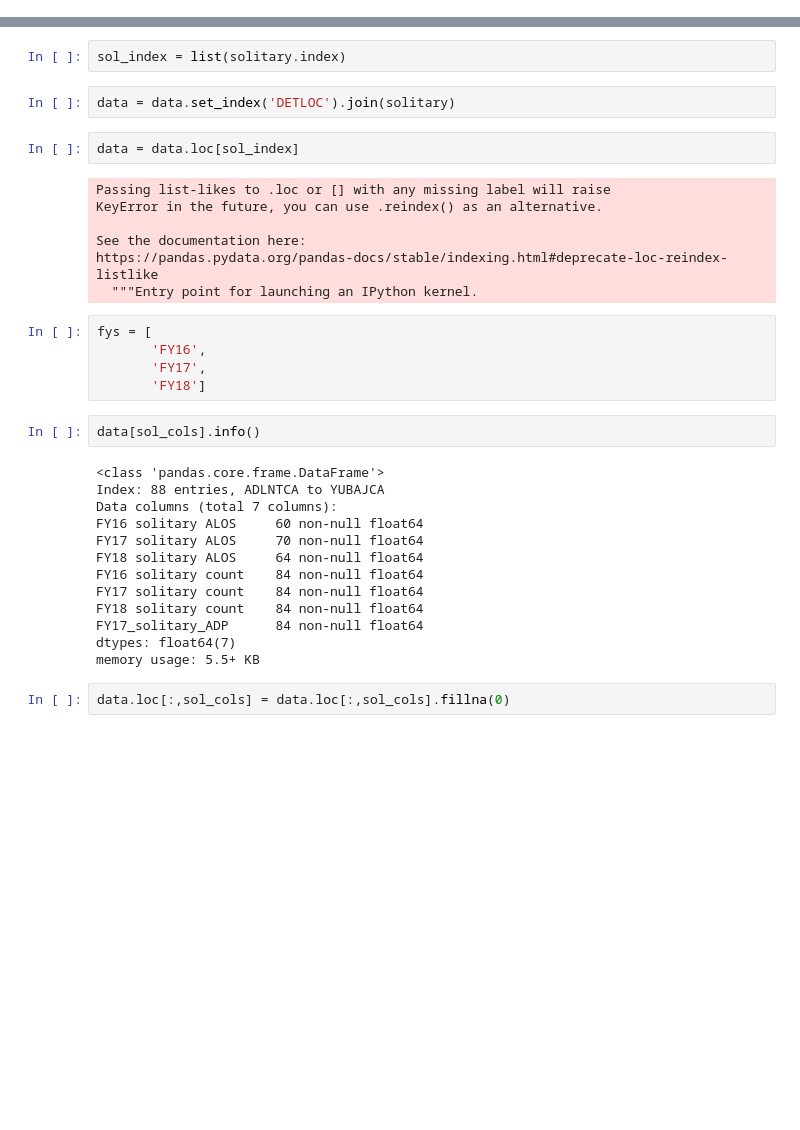
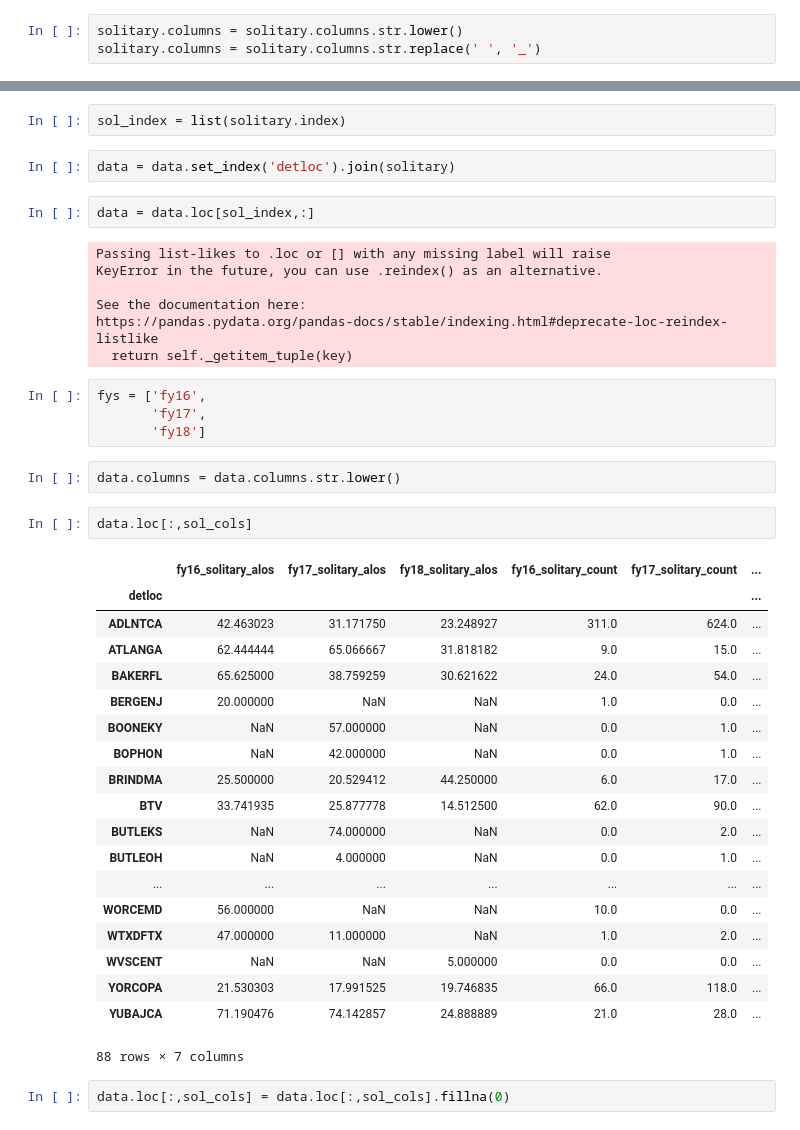
Before and after one commit to UWCHR/ice-facilities, a Jupyter notebook: analyze/note/facil_alos_hist.ipynb, the cells around one changed output, grey strips where cells are left out. Saved outputs shown, nothing was run; the diff lists cells and outputs as text; blank space fills up the shorter version.

```diff
--- a/analyze/note/facil_alos_hist.ipynb
+++ b/analyze/note/facil_alos_hist.ipynb
@@ -209,3 +169,6 @@ solitary.index.name = 'DETLOC'
+# %%
+solitary.columns = solitary.columns.str.lower()
+solitary.columns = solitary.columns.str.replace(' ', '_')
 # %%
 sol_cols = list(solitary.columns)
 # %%
@@ -213,36 +176,44 @@ solitary = solitary.dropna(how='all', axis=0)
 # %%
 sol_index = list(solitary.index)
 # %%
-data = data.set_index('DETLOC').join(solitary)
+data = data.set_index('detloc').join(solitary)
 # %%
-data = data.loc[sol_index]
+data = data.loc[sol_index,:]
 # %% [output]
 Passing list-likes to .loc or [] with any missing label will raise
 KeyError in the future, you can use .reindex() as an alternative.
 
 See the documentation here:
 https://pandas.pydata.org/pandas-docs/stable/indexing.html#deprecate-loc-reindex-listlike
-  """Entry point for launching an IPython kernel.
+  return self._getitem_tuple(key)
-# %%
-fys = [
-       'FY16',
-       'FY17',
-       'FY18']
+# %%
+fys = ['fy16',
+       'fy17',
+       'fy18']
+# %%
+data.columns = data.columns.str.lower()
 # %%
-data[sol_cols].info()
+data.loc[:,sol_cols]
 # %% [output]
+|  | fy16_solitary_alos | fy17_solitary_alos | fy18_solitary_alos | fy16_solitary_count | fy17_solitary_count | ... |
+| detloc |  |  |  |  |  | ... |
+| ADLNTCA | 42.463023 | 31.171750 | 23.248927 | 311.0 | 624.0 | ... |
+| ATLANGA | 62.444444 | 65.066667 | 31.818182 | 9.0 | 15.0 | ... |
+| BAKERFL | 65.625000 | 38.759259 | 30.621622 | 24.0 | 54.0 | ... |
+| BERGENJ | 20.000000 | NaN | NaN | 1.0 | 0.0 | ... |
+| BOONEKY | NaN | 57.000000 | NaN | 0.0 | 1.0 | ... |
+| BOPHON | NaN | 42.000000 | NaN | 0.0 | 1.0 | ... |
+| BRINDMA | 25.500000 | 20.529412 | 44.250000 | 6.0 | 17.0 | ... |
+| BTV | 33.741935 | 25.877778 | 14.512500 | 62.0 | 90.0 | ... |
+| BUTLEKS | NaN | 74.000000 | NaN | 0.0 | 2.0 | ... |
+| BUTLEOH | NaN | 4.000000 | NaN | 0.0 | 1.0 | ... |
+| ... | ... | ... | ... | ... | ... | ... |
+| WORCEMD | 56.000000 | NaN | NaN | 10.0 | 0.0 | ... |
+| WTXDFTX | 47.000000 | 11.000000 | NaN | 1.0 | 2.0 | ... |
+| WVSCENT | NaN | NaN | 5.000000 | 0.0 | 0.0 | ... |
+| YORCOPA | 21.530303 | 17.991525 | 19.746835 | 66.0 | 118.0 | ... |
+| YUBAJCA | 71.190476 | 74.142857 | 24.888889 | 21.0 | 28.0 | ... |
-<class 'pandas.core.frame.DataFrame'>
-Index: 88 entries, ADLNTCA to YUBAJCA
-Data columns (total 7 columns):
-FY16 solitary ALOS     60 non-null float64
-FY17 solitary ALOS     70 non-null float64
-FY18 solitary ALOS     64 non-null float64
-FY16 solitary count    84 non-null float64
-FY17 solitary count    84 non-null float64
-FY18 solitary count    84 non-null float64
-FY17_solitary_ADP      84 non-null float64
-dtypes: float64(7)
-memory usage: 5.5+ KB
+88 rows × 7 columns
 # %%
 data.loc[:,sol_cols] = data.loc[:,sol_cols].fillna(0)
 # %%
```
Also changed, not shown: parts of 23 cells of this notebook, 18 other files.
